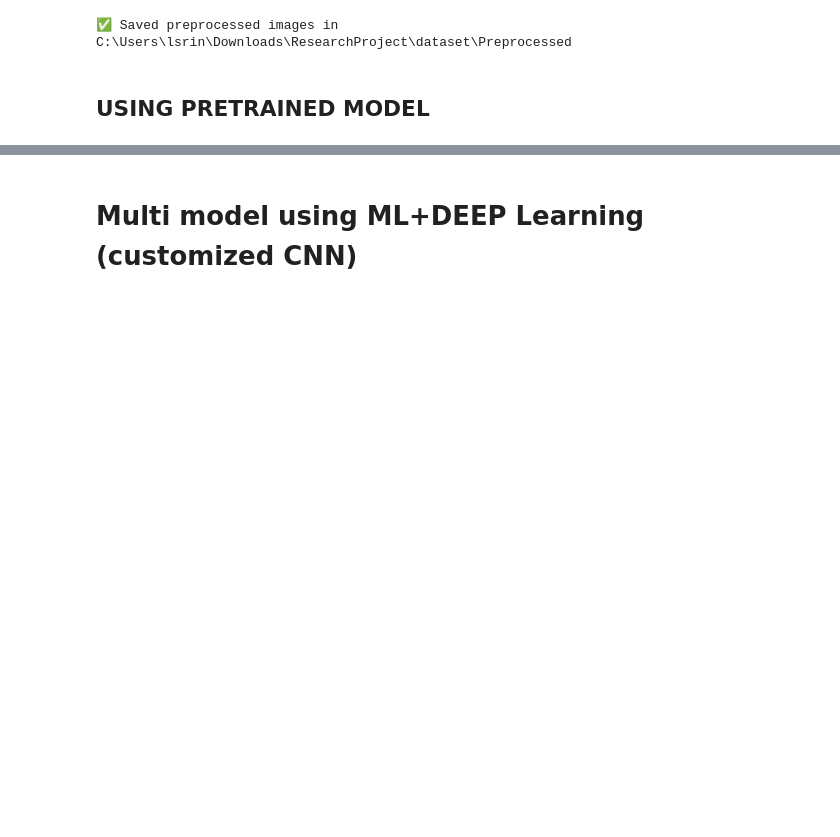
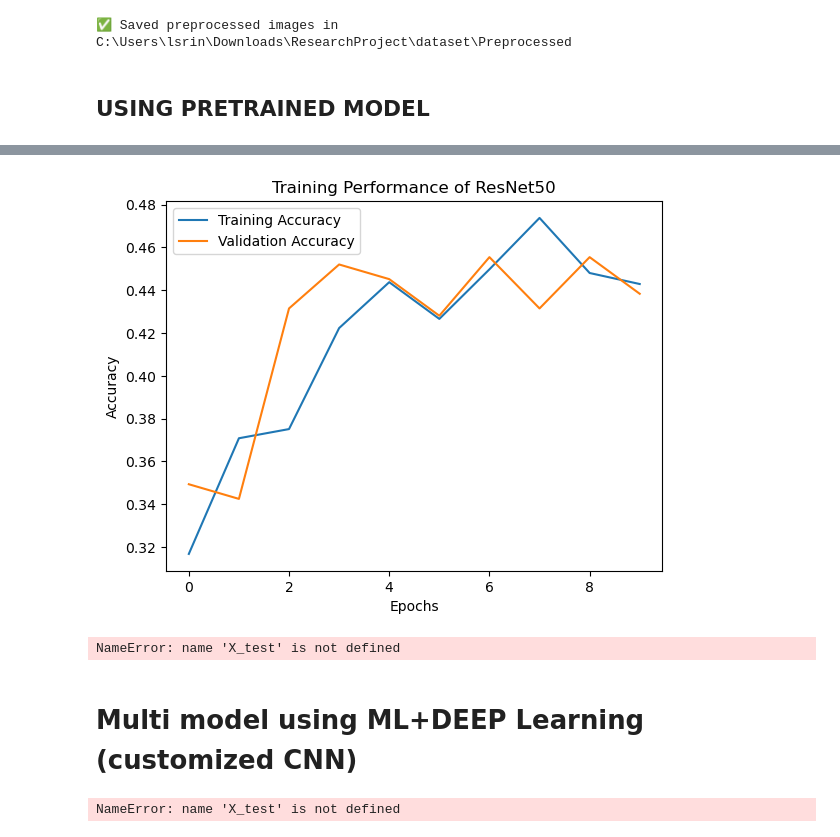
Before and after one commit to srinijalanda93/ResearchProject, a Jupyter notebook: DataProcessing.ipynb, the cells around one changed output, grey strips where cells are left out. Drawn from its saved outputs; the diff is of its cells as text; code cells hidden in the pictures; blank space fills up the shorter version.

```diff
--- a/DataProcessing.ipynb
+++ b/DataProcessing.ipynb
@@ -228,3 +306,6 @@ Training completed for EfficientNetB0
+# %%
+from tensorflow.keras.models import load_model
+classifier = load_model(f"{model_name}_classifier.h5") #replace with
 # %%
 # Plot training results
 def plot_training_results(history_dict):
@@ -286,4 +367,0 @@ WARNING:tensorflow:6 out of the last 14 calls to <function TensorFlowTrainer.mak
-# %%
-# Example usage
-image_path = r"C:\Users\lsrin\Downloads\ResearchProject\dataset\Images\levle3_94.jpg"
-print(predict_severity(image_path))
@@ -302,2 +410,11 @@ print(predict_severity(image_path))
+# %%
+# Example usage
+plot_training_results('ResNet50')
+evaluate_model('ResNet50', X_test, y_test)
+image_path = r"C:\Users\lsrin\Downloads\Acne (face) images\acne-077-v2.jpg"
+print(predict_severity(image_path, 'ResNet50'))
+# %% [output]
+[figure, added]
+NameError: name 'X_test' is not defined
 # %% [markdown]
 # Multi model using ML+DEEP Learning (customized CNN)
@@ -303,0 +437,5 @@ print(predict_severity(image_path))
+# %%
+evaluate_model('ResNet50', X_test, y_test)
+image_path = r"C:\Users\lsrin\Downloads\Acne (face) images\acne-077-v2.jpg"
+# %% [output]
+NameError: name 'X_test' is not defined
```
Also changed, not shown: parts of 14 cells of this notebook.
